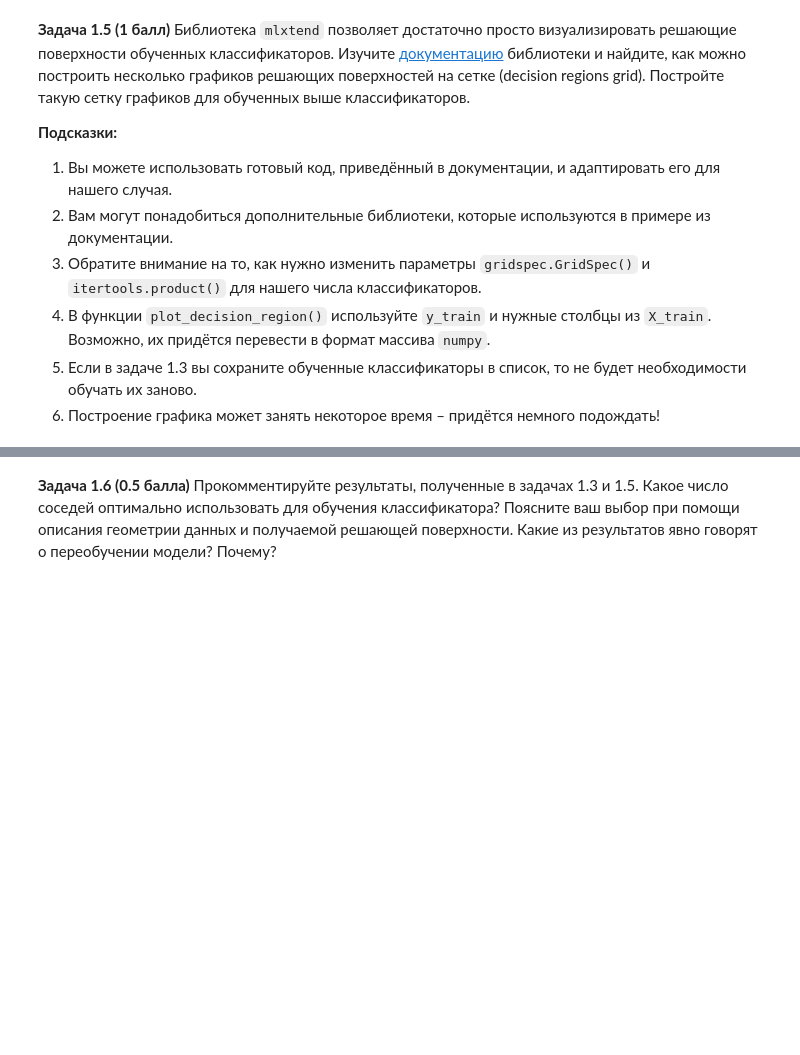
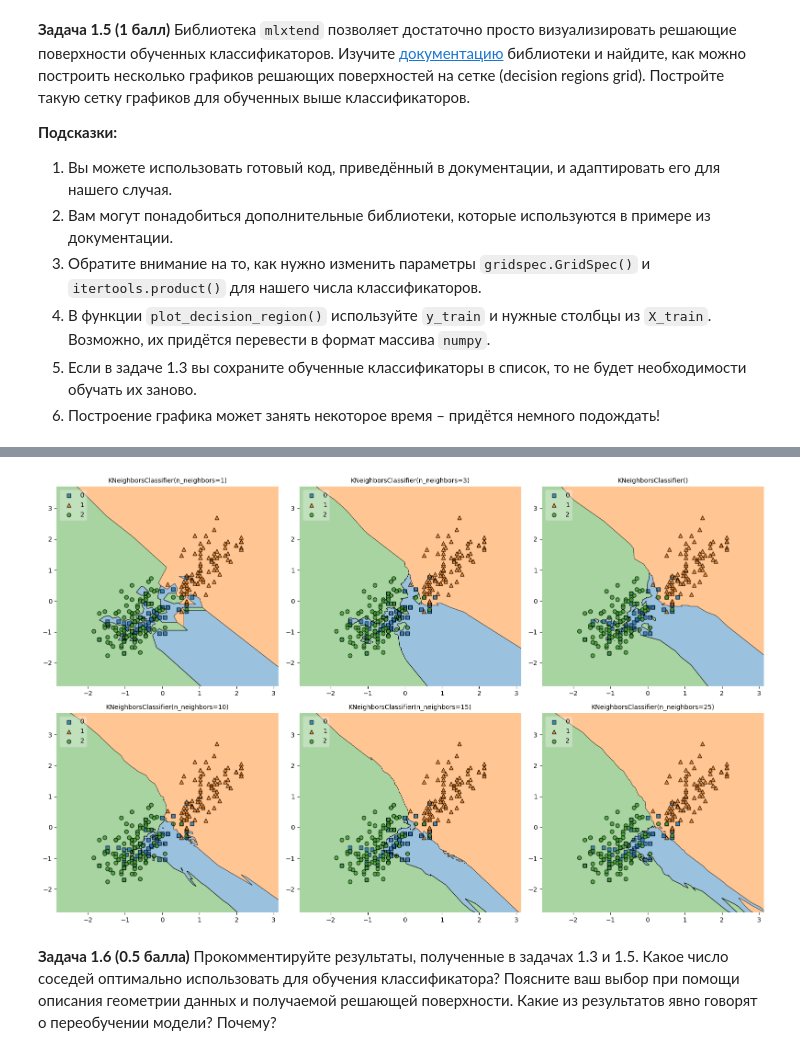
Before and after one commit to PypsenishAL/Introduction-to-Machine-learning-and-Statistics, a Jupyter notebook: DS/hw04_knn_linreg.ipynb, the cells around one changed output, grey strips where cells are left out. Cells and saved outputs as stored; diff of their text form; code cells hidden in the pictures; blank space fills up the shorter version.

```diff
--- a/DS/hw04_knn_linreg.ipynb
+++ b/DS/hw04_knn_linreg.ipynb
@@ -194,2 +194,15 @@ import mlxtend
+# %%
+from mlxtend.plotting import plot_decision_regions
+
+fig, ax = plt.subplots(2, 3, figsize=(16, 10))
+
+for index, knn in enumerate(knn_classifiers):
+    plot_decision_regions(X=np.array(X_train_scaled_penguins), y=y_train_penguins, clf=knn, legend=2, ax=ax[index // 3, index % 3])
+    ax[index // 3, index % 3].set_title(knn, fontsize=10)
+
+plt.tight_layout()
+plt.show()
+# %% [output]
+[figure, added]
 # %% [markdown]
 **Задача 1.6 (0.5 балла)** Прокомментируйте результаты, полученные в задачах 1.3 и 1.5. Какое число соседей оптимально использовать для обучения классификатора? Поясните ваш выбор при помощи описания геометрии данных и получаемой решающей поверхности. Какие из результатов явно говорят о переобучении модели? Почему?
```
Also changed, not shown: parts of 19 cells of this notebook.
